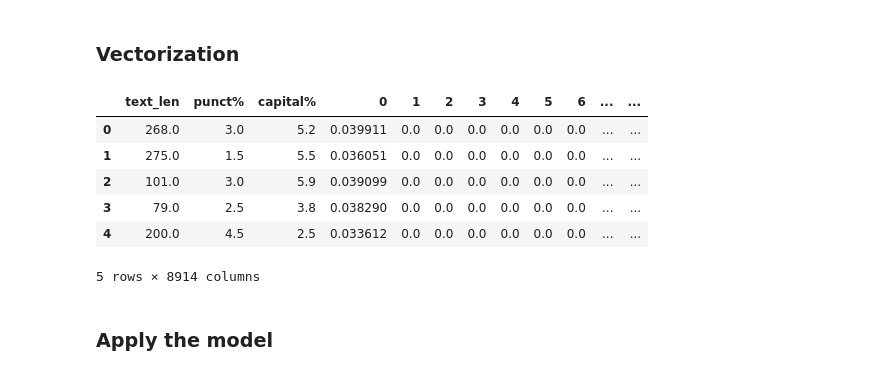
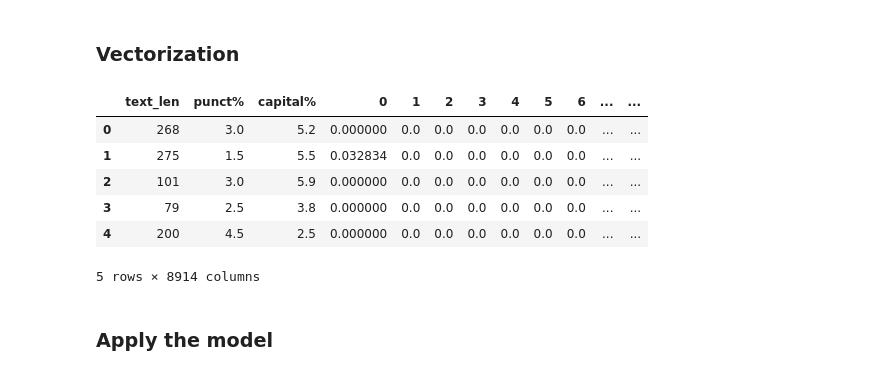
Before and after one commit to zarbin/UTA_Project-4, a Jupyter notebook: sandbox/JennS/NLP_ShulyakEdition/NLP_financial_news.ipynb, the cells around one changed output. Drawn from its saved outputs; the diff is of its cells as text; code cells hidden in the pictures.

```diff
--- a/sandbox/JennS/NLP_ShulyakEdition/NLP_financial_news.ipynb
+++ b/sandbox/JennS/NLP_ShulyakEdition/NLP_financial_news.ipynb
@@ -324,21 +334,3 @@ btc_after_SVB_df['text_len'] = btc_after_SVB_df['headlines'].apply(lambda x: len
 btc_after_SVB_df['capital%'] = btc_after_SVB_df['headlines'].apply(lambda x: capital_percent(x))
 # %% [markdown]
 ### Vectorization
-# %%
-# Instantiate the object and state our parameters. Pass in the function we created to clean the text (clean_text)
-tfidf_vect_btc = TfidfVectorizer(analyzer=clean_text)
-
-# Fit and transform model
-X_tfidf_btc = tfidf_vect_btc.fit_transform(data_news['headlines'])
-
-# Create df to see vectorization and concatenated created features
-X_tfidf_feat_btc = pd.concat([btc_after_SVB_df['text_len'], btc_after_SVB_df['punct%'], btc_after_SVB_df['capital%'], pd.DataFrame(X_tfidf_news.toarray())], axis=1)
-X_tfidf_feat_btc.head(5)
-# %% [output]
-|  | text_len | punct% | capital% | 0 | 1 | 2 | 3 | 4 | 5 | 6 | ... | ... |
-| 0 | 268.0 | 3.0 | 5.2 | 0.039911 | 0.0 | 0.0 | 0.0 | 0.0 | 0.0 | 0.0 | ... | ... |
-| 1 | 275.0 | 1.5 | 5.5 | 0.036051 | 0.0 | 0.0 | 0.0 | 0.0 | 0.0 | 0.0 | ... | ... |
-| 2 | 101.0 | 3.0 | 5.9 | 0.039099 | 0.0 | 0.0 | 0.0 | 0.0 | 0.0 | 0.0 | ... | ... |
-| 3 | 79.0 | 2.5 | 3.8 | 0.038290 | 0.0 | 0.0 | 0.0 | 0.0 | 0.0 | 0.0 | ... | ... |
-| 4 | 200.0 | 4.5 | 2.5 | 0.033612 | 0.0 | 0.0 | 0.0 | 0.0 | 0.0 | 0.0 | ... | ... |
-5 rows × 8914 columns
@@ -344,0 +342,11 @@ X_tfidf_feat_btc.head(5)
+# %%
+X_new_with_features = pd.concat([btc_after_SVB_df['text_len'], btc_after_SVB_df['punct%'], btc_after_SVB_df['capital%'], pd.DataFrame(X_new.toarray())], axis=1)
+X_new_with_features.head(5)
+# %% [output]
+|  | text_len | punct% | capital% | 0 | 1 | 2 | 3 | 4 | 5 | 6 | ... | ... |
+| 0 | 268 | 3.0 | 5.2 | 0.000000 | 0.0 | 0.0 | 0.0 | 0.0 | 0.0 | 0.0 | ... | ... |
+| 1 | 275 | 1.5 | 5.5 | 0.032834 | 0.0 | 0.0 | 0.0 | 0.0 | 0.0 | 0.0 | ... | ... |
+| 2 | 101 | 3.0 | 5.9 | 0.000000 | 0.0 | 0.0 | 0.0 | 0.0 | 0.0 | 0.0 | ... | ... |
+| 3 | 79 | 2.5 | 3.8 | 0.000000 | 0.0 | 0.0 | 0.0 | 0.0 | 0.0 | 0.0 | ... | ... |
+| 4 | 200 | 4.5 | 2.5 | 0.000000 | 0.0 | 0.0 | 0.0 | 0.0 | 0.0 | 0.0 | ... | ... |
+5 rows × 8914 columns
```
Also changed, not shown: parts of 14 cells of this notebook, 13 other files.
